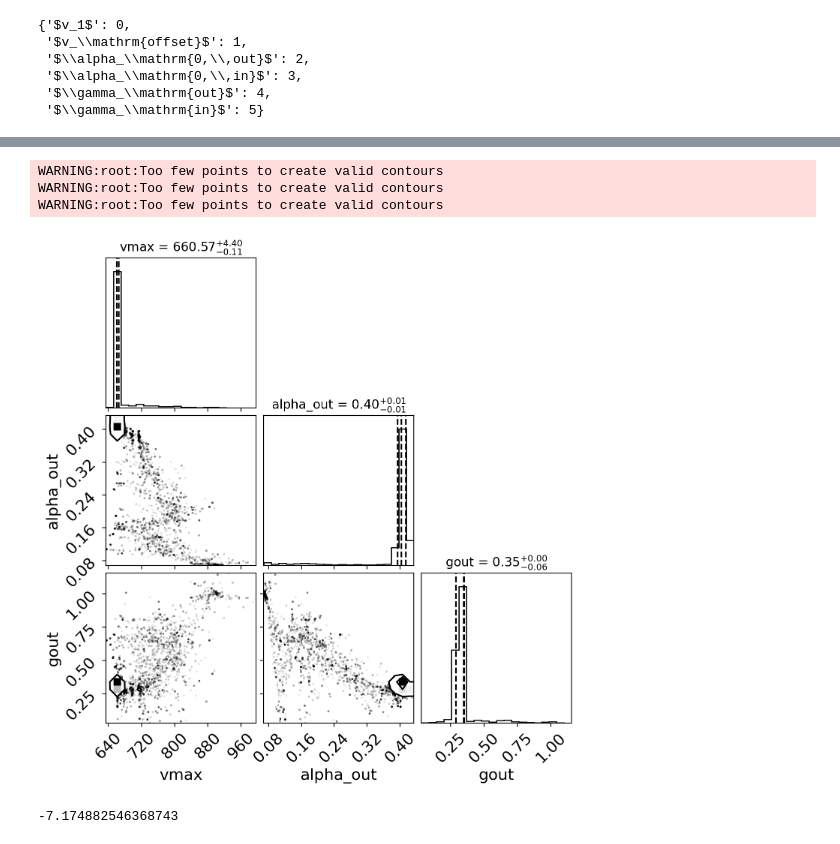
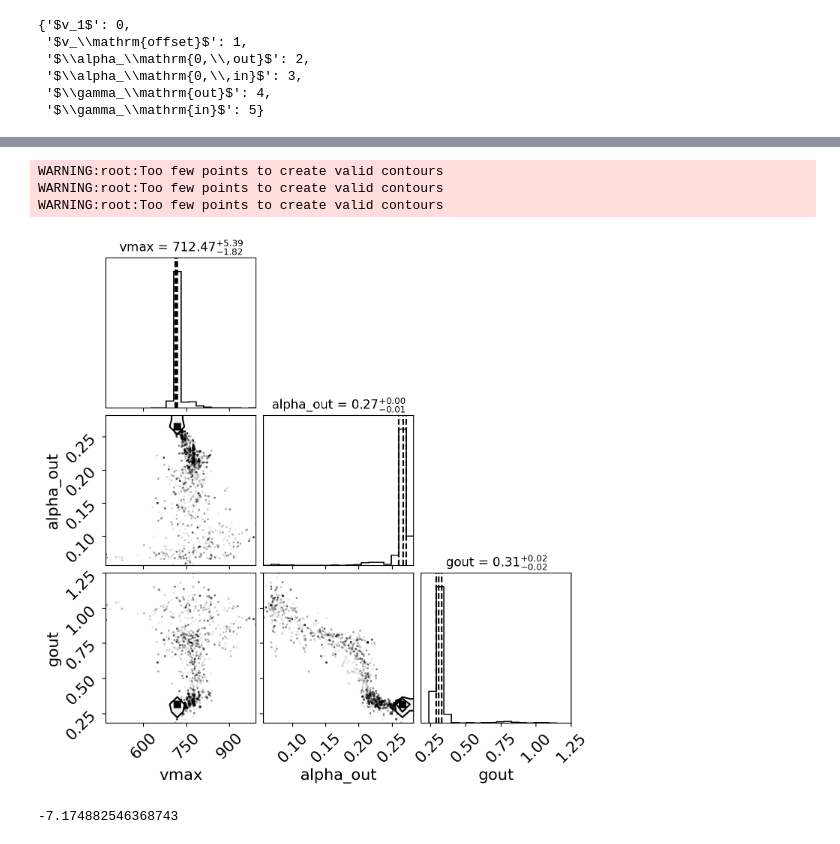
Before and after one commit to prusinski/galpair_model, a Jupyter notebook: read_mcmc.ipynb, the cells around one changed output, grey strips where cells are left out. Saved outputs shown, nothing was run; the diff lists cells and outputs as text; code cells hidden in the pictures.

```diff
--- a/read_mcmc.ipynb
+++ b/read_mcmc.ipynb
@@ -131,13 +137,14 @@ labels_tab
  '$\\gamma_\\mathrm{in}$': 5}
 # %%
 # filename = "tutorial_25w_1500it.h5" #"tutorial_10w_1500it.h5"
-filename = "MCMC_outputs/trimmed_outonly_20w_1500it.h5" #"tutorial_10w_1500it.h5"
+filename = "MCMC_outputs/trimmed_outonly_30w_1500it.h5" #"tutorial_10w_1500it.h5"
 # nwalkers = 10
 # niter = 500
 # initial = np.array([603, 0.3, 0.17])
 ndims = 3 #6 #len(initial)
 reader = emcee.backends.HDFBackend(filename)
-samples = reader.get_chain(flat=True)
+samples = reader.get_chain(flat=False)
+samplesflat = reader.get_chain(flat=True)
 # print(samples[0,:,:])
 # %%
 fig, axes = plt.subplots(3, figsize=(10, 7), sharex=True)
@@ -158,12 +164,12 @@ IndexError: too many indices for array: array is 2-dimensional, but 3 were index
 # %%
 fig = corner.corner(
-    samples, labels=labels, quantiles=[0.16, 0.5, 0.84], show_titles=True, title_kwargs={"fontsize": 12}, #truths=initial
+    samplesflat, labels=labels, quantiles=[0.16, 0.5, 0.84], show_titles=True, title_kwargs={"fontsize": 12}, #truths=initial
 );
 # %% [output]
 WARNING:root:Too few points to create valid contours
 WARNING:root:Too few points to create valid contours
 WARNING:root:Too few points to create valid contours
-[figure, old version]
+[figure, new version]
 # %%
 thtest = (603, 0.3, 0.17)
 lnlike(thtest)
```
Also changed, not shown: parts of 7 cells of this notebook, 2 other files.
